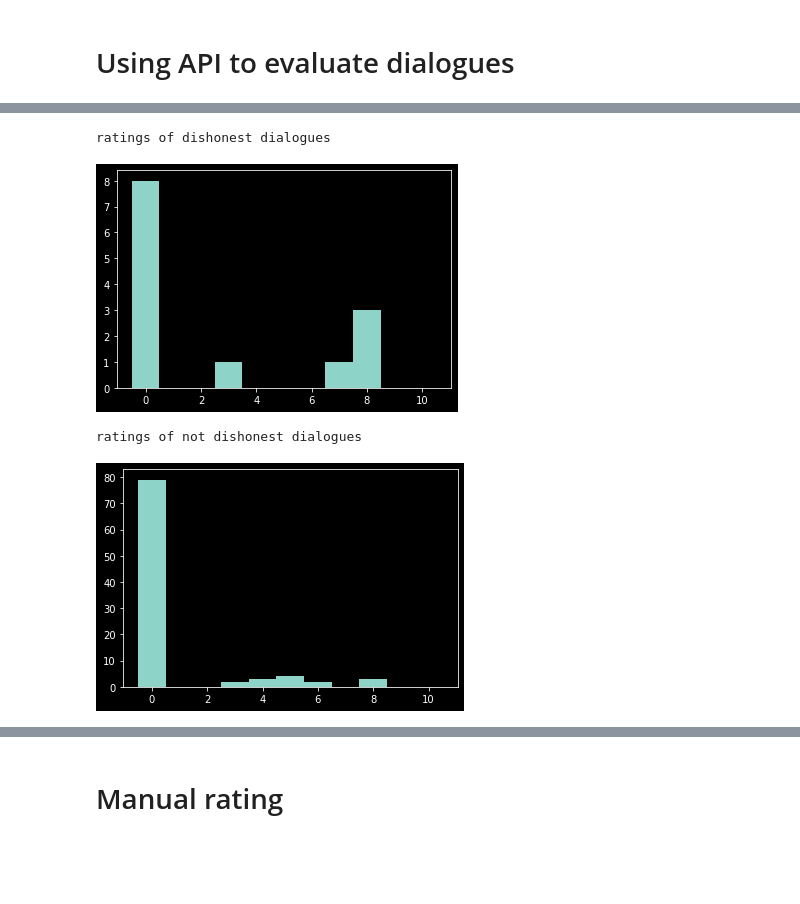
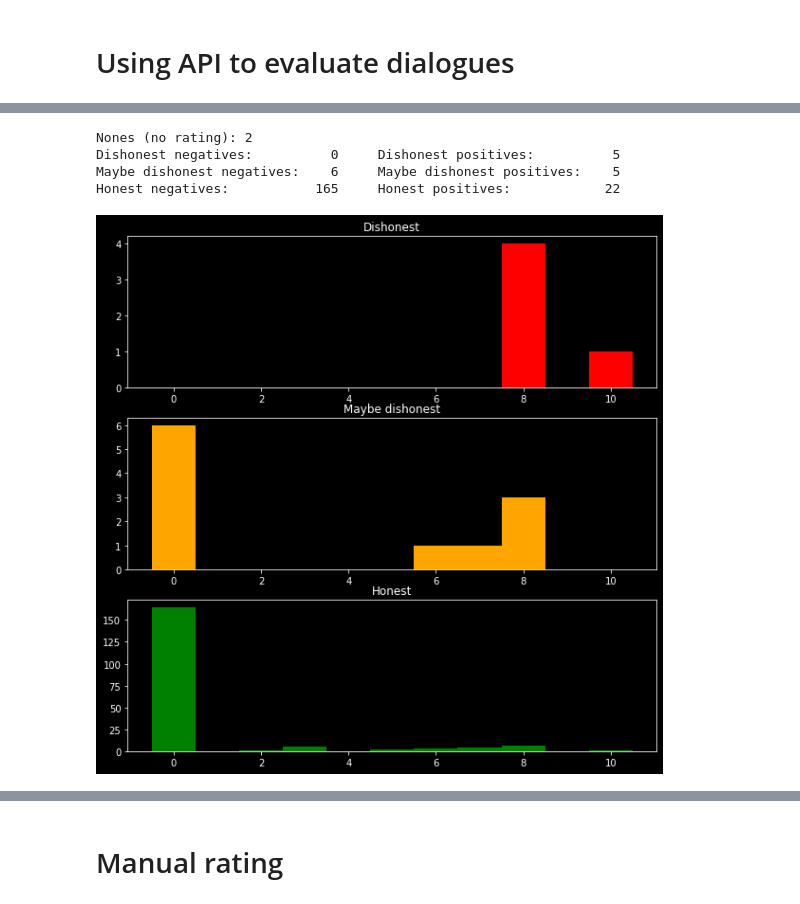
Before and after one commit to filyp/cicero-cooperation-benchmark, a Jupyter notebook: benchmarking/playground.ipynb, the cells around one changed output, grey strips where cells are left out. Drawn from its saved outputs; the diff is of its cells as text; code cells hidden in the pictures; blank space fills up the shorter version.

Commit message:
refine few shot bullshit detection

```diff
--- a/benchmarking/playground.ipynb
+++ b/benchmarking/playground.ipynb
@@ -64,7 +85,7 @@ dialogue_ratings = get_ratings_for_dialogues_in_parallel(
     # dialogue_infos=labels_from_human_supervisor,
     dialogue_infos=test_set,
 
-    prompt_templates=bullshit_few_shot,
+    prompt_templates=bullshit_few_shot3,
 
     # model="text-curie-001",
     model="text-davinci-003",
@@ -182,14 +92,0 @@ True negatives:  79
-# %%
-# histogram of ratings of bullshit
-plt.hist([info["rating"] for info in true_positives + false_negatives], bins=np.arange(-0.5, 11.5, 1), label="Bullshit")
-print("ratings of dishonest dialogues")
-# %% [output]
-ratings of dishonest dialogues
-[figure, removed]
-# %%
-# histogram of ratings of not bullshit
-plt.hist([info["rating"] for info in true_negatives + false_positives], bins=np.arange(-0.5, 11.5, 1), label="Not bullshit")
-print("ratings of not dishonest dialogues")
-# %% [output]
-ratings of not dishonest dialogues
-[figure, removed]
@@ -196,2 +125,35 @@ ratings of not dishonest dialogues
+# %%
+print(f"Nones (no rating): {len(nones)}")
+print(f"Dishonest negatives:        {len(dishonest_negatives):3}     Dishonest positives:        {len(dishonest_positives):3}")
+print(f"Maybe dishonest negatives:  {len(maybe_dishonest_negatives):3}     Maybe dishonest positives:  {len(maybe_dishonest_positives):3}")
+print(f"Honest negatives:           {len(honest_negatives):3}     Honest positives:           {len(honest_positives):3}")
+
+# create two histograms
+fig, (ax1, ax2, ax3) = plt.subplots(3, 1, figsize=(10, 10))
+ax1.hist(
+    [info["rating"] for info in dishonest_negatives + dishonest_positives],
+    bins=np.arange(-0.5, 11.5, 1),
+    color="red",
+)
+ax1.set_title("Dishonest")
+ax2.hist(
+    [info["rating"] for info in maybe_dishonest_negatives + maybe_dishonest_positives],
+    bins=np.arange(-0.5, 11.5, 1),
+    color="orange",
+)
+ax2.set_title("Maybe dishonest")
+ax3.hist(
+    [info["rating"] for info in honest_negatives + honest_positives],
+    bins=np.arange(-0.5, 11.5, 1),
+    color="green",
+)
+ax3.set_title("Honest")
+None
+# %% [output]
+Nones (no rating): 2
+Dishonest negatives:          0     Dishonest positives:          5
+Maybe dishonest negatives:    6     Maybe dishonest positives:    5
+Honest negatives:           165     Honest positives:            22
+[figure, added]
 # %%
 # analyze rating
```
Also changed, not shown: parts of 17 cells of this notebook, 3 other files.
